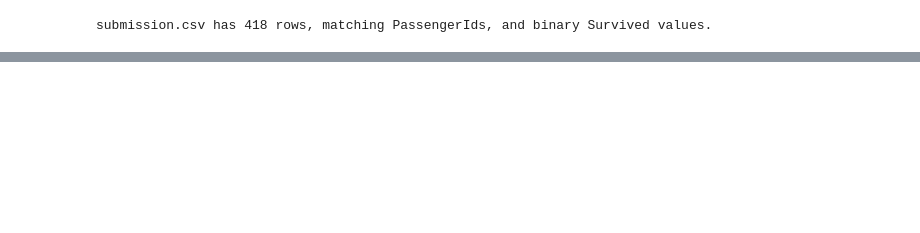
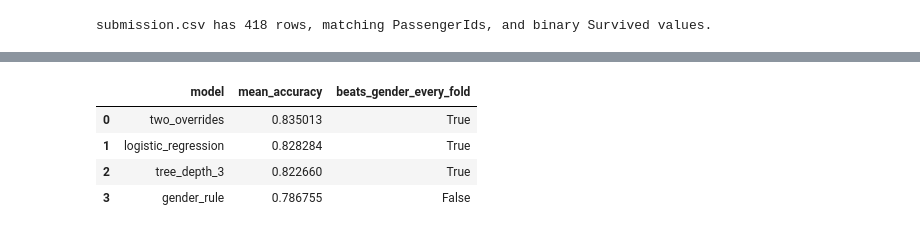
Before and after one commit to DzinhP/Data144Lab5, a Jupyter notebook: titanic.ipynb, the cells around one changed output, grey strips where cells are left out. Cells and saved outputs as stored; diff of their text form; code cells hidden in the pictures; blank space fills up the shorter version.

```diff
--- a/titanic.ipynb
+++ b/titanic.ipynb
@@ -449,0 +579,91 @@ submission.csv has 418 rows, matching PassengerIds, and binary Survived values.
+# %%
+import warnings
+
+from sklearn.tree import DecisionTreeClassifier
+
+warnings.filterwarnings("ignore", message=".*matmul.*", category=RuntimeWarning)
+
+model_features = ["Pclass", "Sex", "Title", "FamilySize", "Embarked", "Age"]
+categorical = ["Pclass", "Sex", "Title", "Embarked"]
+numeric = ["FamilySize", "Age"]
+
+feature_frame = train[model_features].copy()
+feature_frame["Pclass"] = feature_frame["Pclass"].astype(str)
+test_features = test[model_features].copy()
+test_features["Pclass"] = test_features["Pclass"].astype(str)
+
+
+def make_pipeline(estimator):
+    preprocess = ColumnTransformer(
+        transformers=[
+            (
+                "categorical",
+                OneHotEncoder(handle_unknown="ignore", sparse_output=False),
+                categorical,
+            ),
+            ("numeric", "passthrough", numeric),
+        ]
+    )
+    return Pipeline([("preprocess", preprocess), ("model", estimator)])
+
+
+candidates = {
+    "tree_depth_3": DecisionTreeClassifier(
+        max_depth=3,
+        min_samples_leaf=10,
+        random_state=RANDOM_STATE,
+    ),
+    "logistic_regression": LogisticRegression(
+        max_iter=1000,
+        C=0.5,
+        random_state=RANDOM_STATE,
+    ),
+}
+
+gender_scores = []
+rule_scores = []
+model_scores = {name: [] for name in candidates}
+
+for train_idx, valid_idx in cv.split(feature_frame, y):
+    valid = train.iloc[valid_idx]
+    gender_pred = (valid["Sex"] == "female").astype(int).to_numpy()
+    rule_pred_fold = predict_survival(valid).to_numpy()
+    actual = y.iloc[valid_idx].to_numpy()
+    gender_scores.append((gender_pred == actual).mean())
+    rule_scores.append((rule_pred_fold == actual).mean())
+    for name, estimator in candidates.items():
+        pipeline = make_pipeline(estimator)
+        pipeline.fit(feature_frame.iloc[train_idx], y.iloc[train_idx])
+        pred = pipeline.predict(feature_frame.iloc[valid_idx])
+        model_scores[name].append((pred == actual).mean())
+
+gender_scores = np.array(gender_scores)
+rows = [{
+    "model": "gender_rule",
+    "mean_accuracy": float(gender_scores.mean()),
+    "beats_gender_every_fold": False,
+}]
+rows.append({
+    "model": "two_overrides",
+    "mean_accuracy": float(np.mean(rule_scores)),
+    "beats_gender_every_fold": bool(np.all(np.array(rule_scores) > gender_scores)),
+})
+for name, scores in model_scores.items():
+    scores = np.array(scores)
+    rows.append({
+        "model": name,
+        "mean_accuracy": float(scores.mean()),
+        "beats_gender_every_fold": bool(np.all(scores > gender_scores)),
+    })
+
+comparison = pd.DataFrame(rows).sort_values(
+    ["beats_gender_every_fold", "mean_accuracy"],
+    ascending=[False, False],
+).reset_index(drop=True)
+comparison
+# %% [output]
+|  | model | mean_accuracy | beats_gender_every_fold |
+| 0 | two_overrides | 0.835013 | True |
+| 1 | logistic_regression | 0.828284 | True |
+| 2 | tree_depth_3 | 0.822660 | True |
+| 3 | gender_rule | 0.786755 | False |
```
Also changed, not shown: parts of 15 cells of this notebook, 3 other files.
